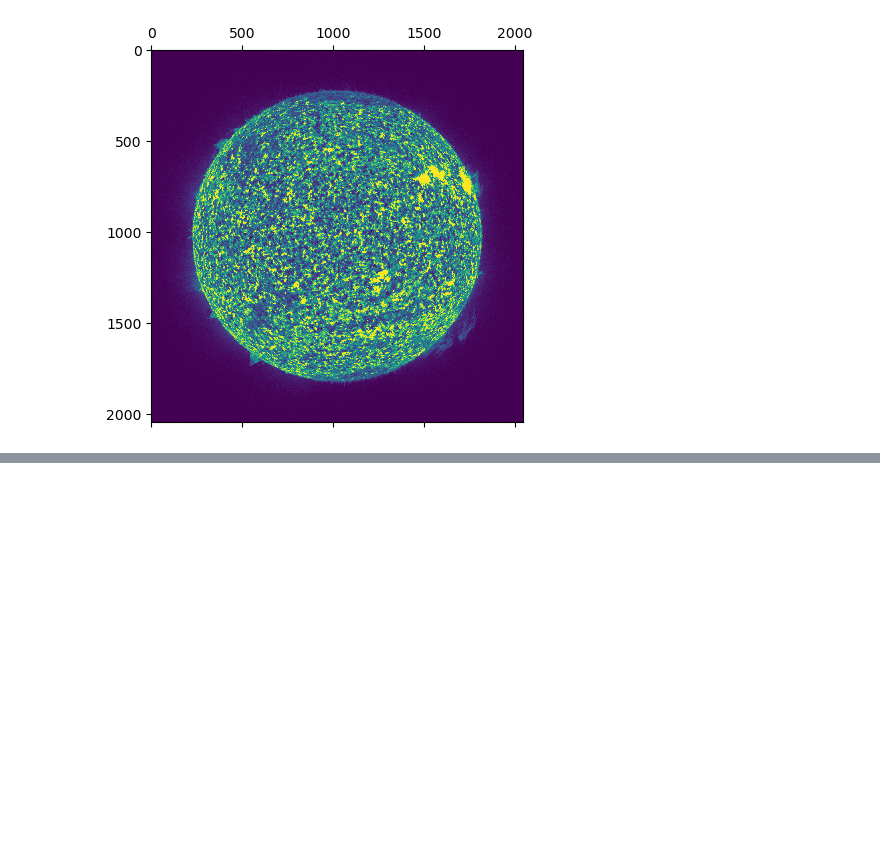
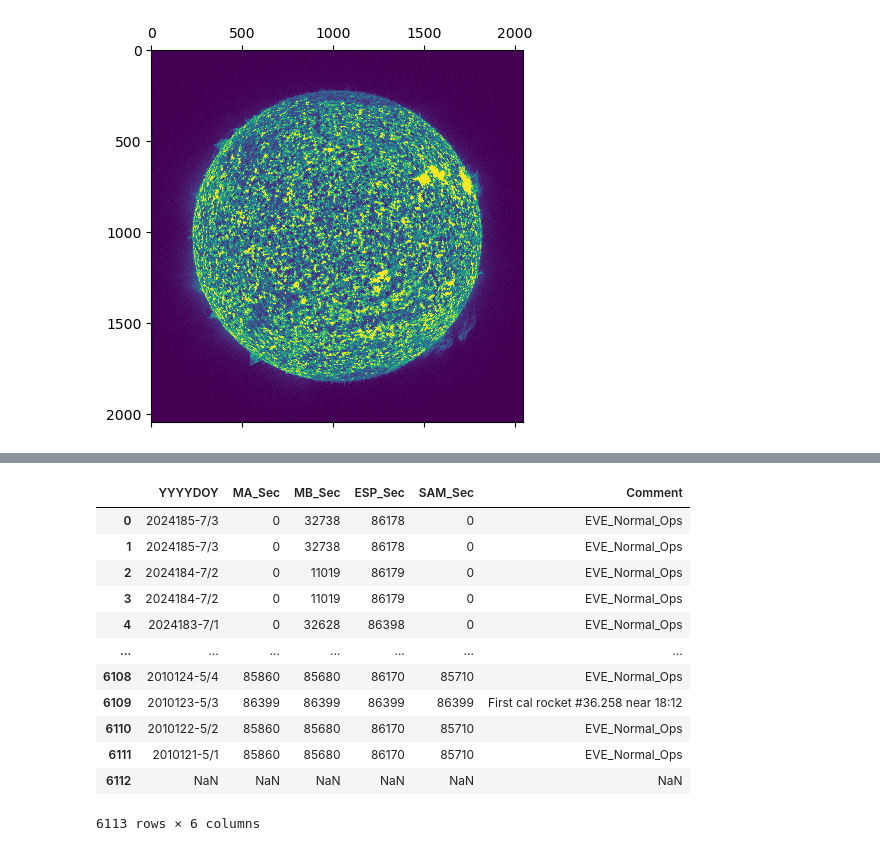
Before and after one commit to MaoChengzhi/EVE-spectrum-correction, a Jupyter notebook: SolarWind_v1/aia_ops/aia_basic.ipynb, the cells around one changed output, grey strips where cells are left out. Saved outputs shown, nothing was run; the diff lists cells and outputs as text; code cells hidden in the pictures; blank space fills up the shorter version.

```diff
--- a/SolarWind_v1/aia_ops/aia_basic.ipynb
+++ b/SolarWind_v1/aia_ops/aia_basic.ipynb
@@ -60,0 +65,5 @@ aia_df
+# %%
+# manually save the page into html: https://lasp.colorado.edu/eve/data_access/eve_data/EVE_sciopslog.html
+
+html_file_path = 'data\catalog\SDO-EVE Science Operations Mission Log Summary.html'
+tables = pd.read_html(html_file_path)
@@ -60,0 +91,16 @@ aia_df
+# %%
+tables[2]
+# %% [output]
+|  | YYYYDOY | MA_Sec | MB_Sec | ESP_Sec | SAM_Sec | Comment |
+| 0 | 2024185-7/3 | 0 | 32738 | 86178 | 0 | EVE_Normal_Ops |
+| 1 | 2024185-7/3 | 0 | 32738 | 86178 | 0 | EVE_Normal_Ops |
+| 2 | 2024184-7/2 | 0 | 11019 | 86179 | 0 | EVE_Normal_Ops |
+| 3 | 2024184-7/2 | 0 | 11019 | 86179 | 0 | EVE_Normal_Ops |
+| 4 | 2024183-7/1 | 0 | 32628 | 86398 | 0 | EVE_Normal_Ops |
+| ... | ... | ... | ... | ... | ... | ... |
+| 6108 | 2010124-5/4 | 85860 | 85680 | 86170 | 85710 | EVE_Normal_Ops |
+| 6109 | 2010123-5/3 | 86399 | 86399 | 86399 | 86399 | First cal rocket #36.258 near 18:12 |
+| 6110 | 2010122-5/2 | 85860 | 85680 | 86170 | 85710 | EVE_Normal_Ops |
+| 6111 | 2010121-5/1 | 85860 | 85680 | 86170 | 85710 | EVE_Normal_Ops |
+| 6112 | NaN | NaN | NaN | NaN | NaN | NaN |
+6113 rows × 6 columns
```
Also changed, not shown: parts of 24 cells of this notebook, 35 other files.
